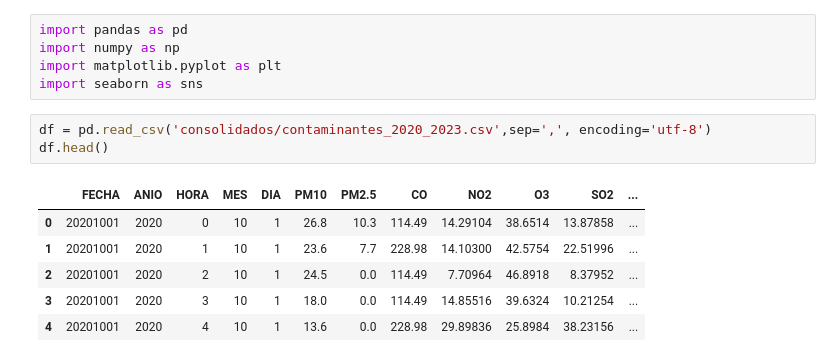
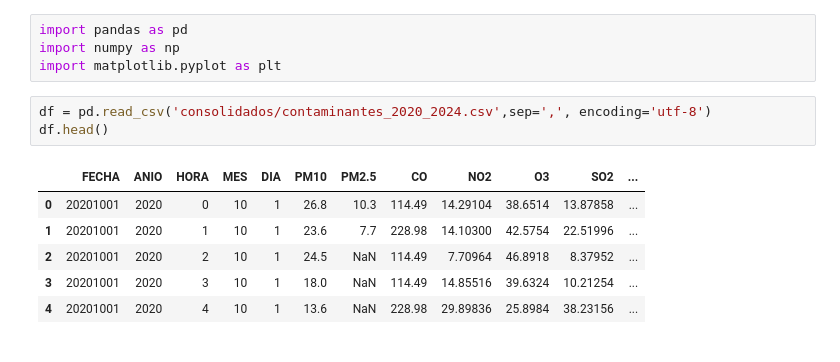
Before and after one commit to YairAndrade1/Proyecto2_BI, a Jupyter notebook: agregarLocalidadesFaltantes.ipynb, the cells around one changed output. Saved outputs shown, nothing was run; the diff lists cells and outputs as text.

```diff
--- a/agregarLocalidadesFaltantes.ipynb
+++ b/agregarLocalidadesFaltantes.ipynb
@@ -2,15 +2,14 @@
 import pandas as pd
 import numpy as np
 import matplotlib.pyplot as plt
-import seaborn as sns
 # %%
-df = pd.read_csv('consolidados/contaminantes_2020_2023.csv',sep=',', encoding='utf-8')
+df = pd.read_csv('consolidados/contaminantes_2020_2024.csv',sep=',', encoding='utf-8')
 df.head()
 # %% [output]
 |  | FECHA | ANIO | HORA | MES | DIA | PM10 | PM2.5 | CO | NO2 | O3 | SO2 | ... |
 | 0 | 20201001 | 2020 | 0 | 10 | 1 | 26.8 | 10.3 | 114.49 | 14.29104 | 38.6514 | 13.87858 | ... |
 | 1 | 20201001 | 2020 | 1 | 10 | 1 | 23.6 | 7.7 | 228.98 | 14.10300 | 42.5754 | 22.51996 | ... |
-| 2 | 20201001 | 2020 | 2 | 10 | 1 | 24.5 | 0.0 | 114.49 | 7.70964 | 46.8918 | 8.37952 | ... |
-| 3 | 20201001 | 2020 | 3 | 10 | 1 | 18.0 | 0.0 | 114.49 | 14.85516 | 39.6324 | 10.21254 | ... |
-| 4 | 20201001 | 2020 | 4 | 10 | 1 | 13.6 | 0.0 | 228.98 | 29.89836 | 25.8984 | 38.23156 | ... |
+| 2 | 20201001 | 2020 | 2 | 10 | 1 | 24.5 | NaN | 114.49 | 7.70964 | 46.8918 | 8.37952 | ... |
+| 3 | 20201001 | 2020 | 3 | 10 | 1 | 18.0 | NaN | 114.49 | 14.85516 | 39.6324 | 10.21254 | ... |
+| 4 | 20201001 | 2020 | 4 | 10 | 1 | 13.6 | NaN | 228.98 | 29.89836 | 25.8984 | 38.23156 | ... |
 # %%
```
Also changed, not shown: parts of 10 cells of this notebook, 1 other file.
